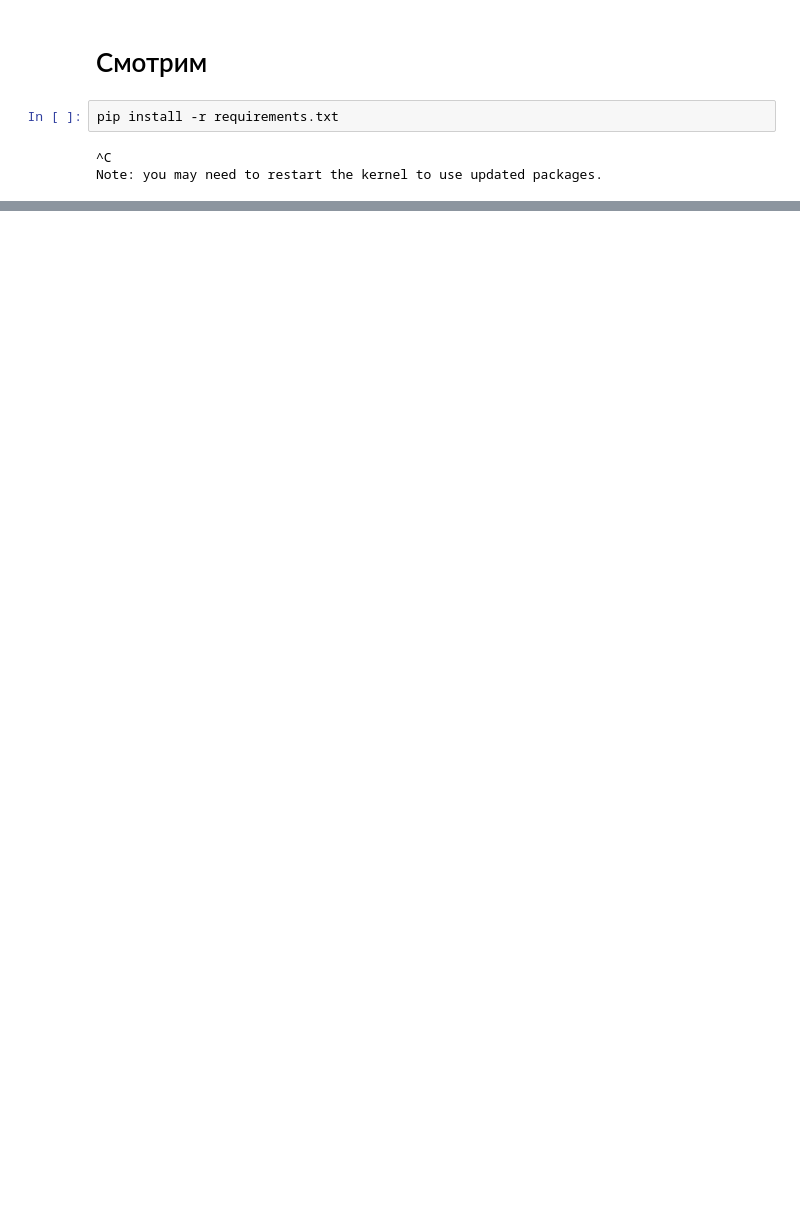
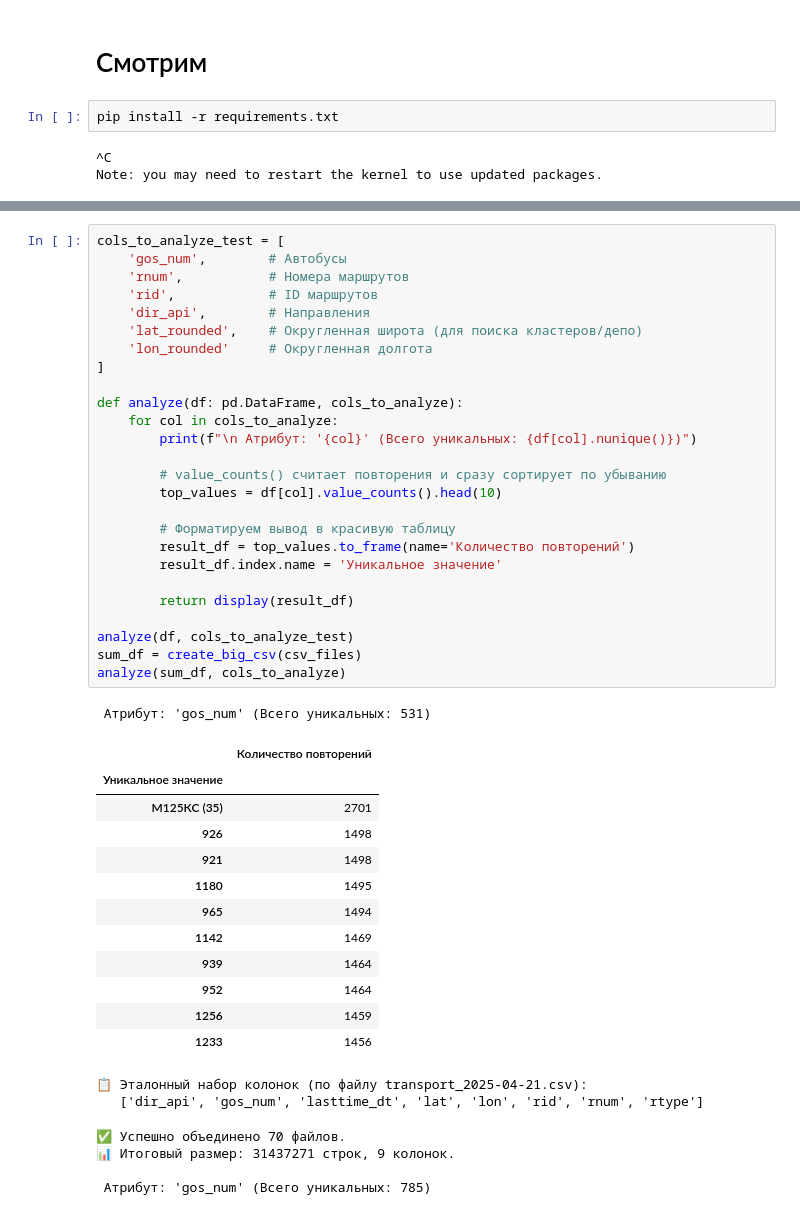
Before and after one commit to Trecydda/bus-service-optimization, a Jupyter notebook: test.ipynb, the cells around one changed output, grey strips where cells are left out. Saved outputs shown, nothing was run; the diff lists cells and outputs as text; blank space fills up the shorter version.

```diff
--- a/test.ipynb
+++ b/test.ipynb
@@ -55,0 +201,46 @@ c:\Users\Mihail\Desktop\ДЗ\5сем\Курсач\.venv\Lib\site-packages
+# %%
+cols_to_analyze_test = [
+    'gos_num',        # Автобусы
+    'rnum',           # Номера маршрутов
+    'rid',            # ID маршрутов
+    'dir_api',        # Направления
+    'lat_rounded',    # Округленная широта (для поиска кластеров/депо)
+    'lon_rounded'     # Округленная долгота
+]
+
+def analyze(df: pd.DataFrame, cols_to_analyze):
+    for col in cols_to_analyze:
+        print(f"\n Атрибут: '{col}' (Всего уникальных: {df[col].nunique()})")
+
+        # value_counts() считает повторения и сразу сортирует по убыванию
+        top_values = df[col].value_counts().head(10)
+
+        # Форматируем вывод в красивую таблицу
+        result_df = top_values.to_frame(name='Количество повторений')
+        result_df.index.name = 'Уникальное значение'
+
+        return display(result_df)
+
+analyze(df, cols_to_analyze_test)
+sum_df = create_big_csv(csv_files)
+analyze(sum_df, cols_to_analyze)
+# %% [output]
+ Атрибут: 'gos_num' (Всего уникальных: 531)
+|  | Количество повторений |
+| Уникальное значение |  |
+| М125КС (35) | 2701 |
+| 926 | 1498 |
+| 921 | 1498 |
+| 1180 | 1495 |
+| 965 | 1494 |
+| 1142 | 1469 |
+| 939 | 1464 |
+| 952 | 1464 |
+| 1256 | 1459 |
+| 1233 | 1456 |
+📋 Эталонный набор колонок (по файлу transport_2025-04-21.csv):
+   ['dir_api', 'gos_num', 'lasttime_dt', 'lat', 'lon', 'rid', 'rnum', 'rtype']
+✅ Успешно объединено 70 файлов.
+📊 Итоговый размер: 31437271 строк, 9 колонок.
+
+ Атрибут: 'gos_num' (Всего уникальных: 785)
```
Also changed, not shown: parts of 15 cells of this notebook, 1 other file.
